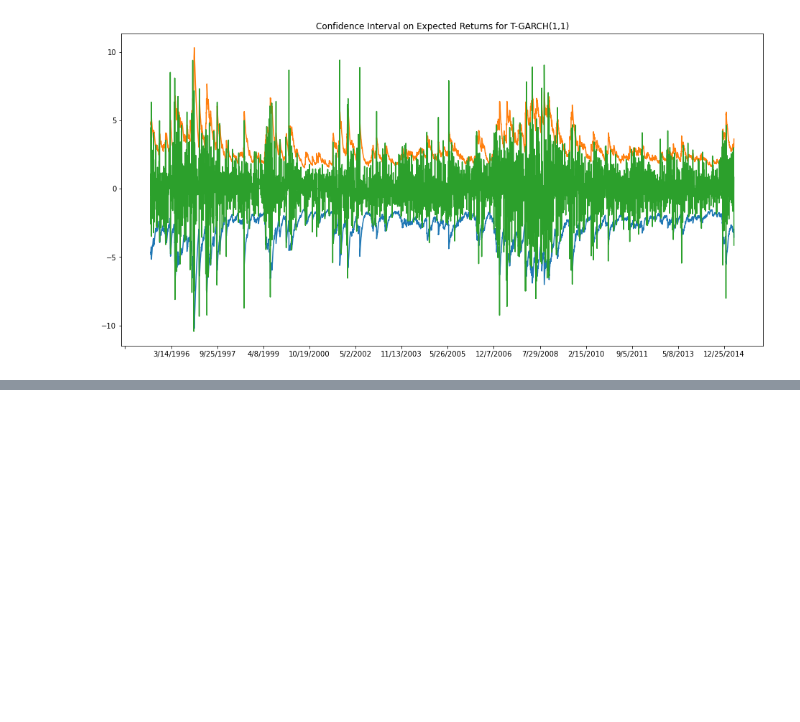
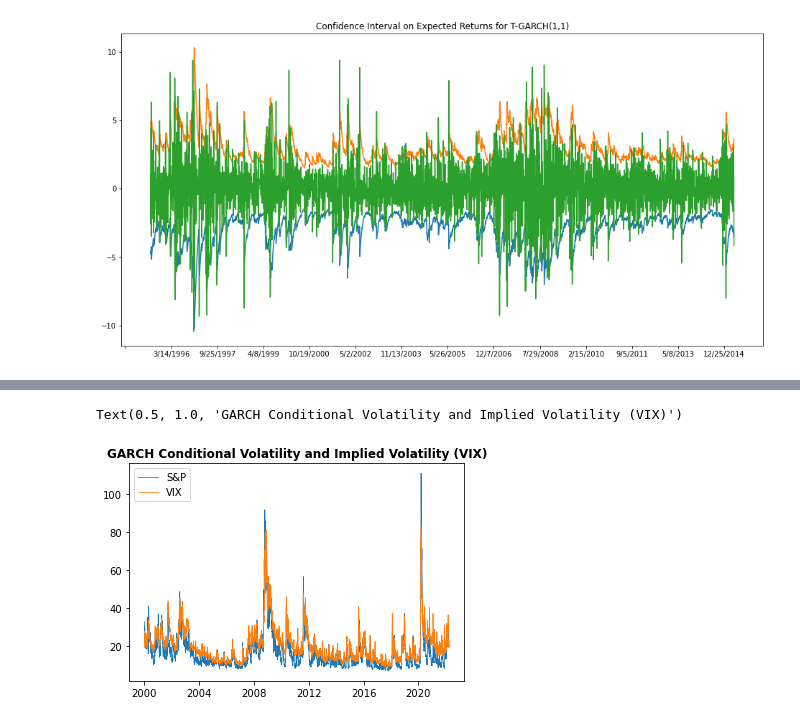
Before and after one commit to McNelis-CMML/FinEconometrics, a Jupyter notebook: Week9_Empirical_Exercise_Python.ipynb, the cells around one changed output, grey strips where cells are left out. Cells and saved outputs as stored; diff of their text form; code cells hidden in the pictures; blank space fills up the shorter version.

```diff
--- a/Week9_Empirical_Exercise_Python.ipynb
+++ b/Week9_Empirical_Exercise_Python.ipynb
@@ -406,0 +432,8 @@ Text(0.5, 1.0, 'GARCH(1,1) process for S&P and VIX')
+# %%
+plt.plot(index, hh4, label = 'S&P', linewidth=.75)
+plt.plot(VIX.Close, label = 'VIX', linewidth = .75)
+plt.legend()
+plt.title('GARCH Conditional Volatility and Implied Volatility (VIX)', fontweight = 'bold')
+# %% [output]
+Text(0.5, 1.0, 'GARCH Conditional Volatility and Implied Volatility (VIX)')
+[figure, added]
```
Also changed, not shown: parts of 19 cells of this notebook.
